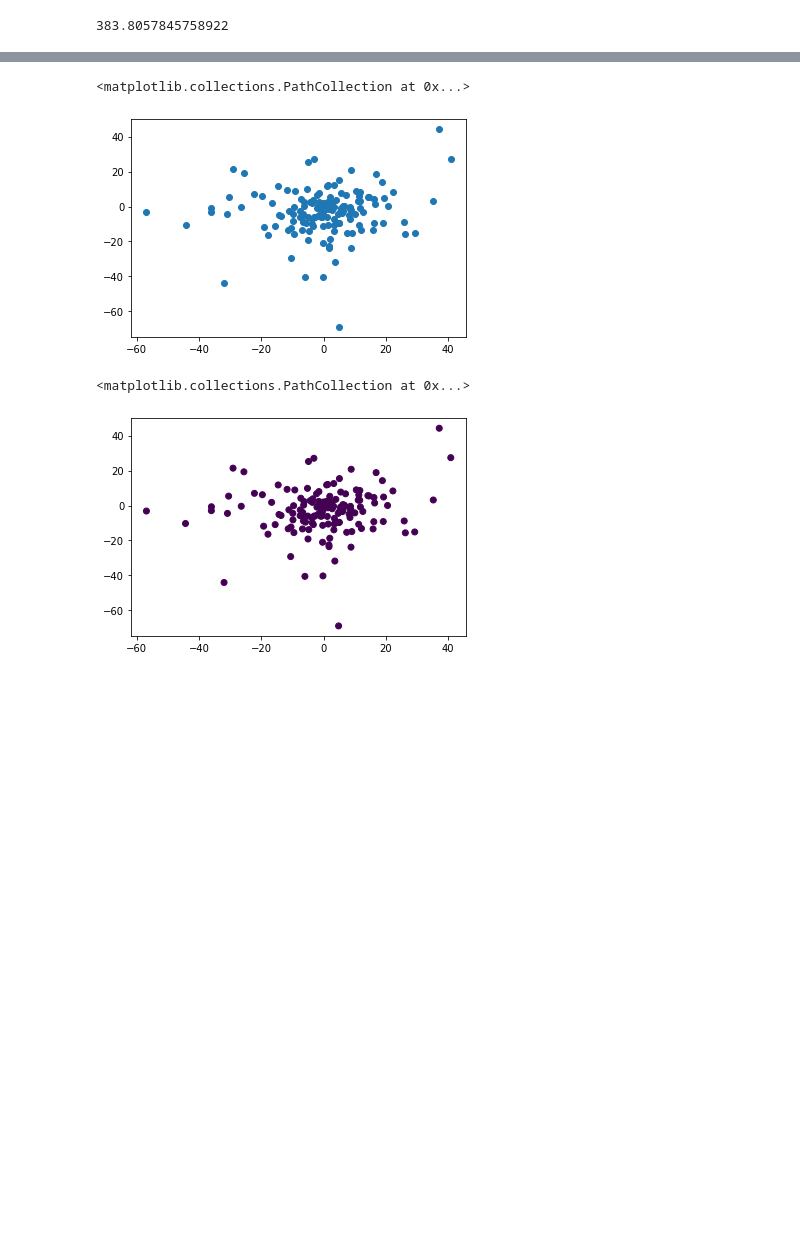
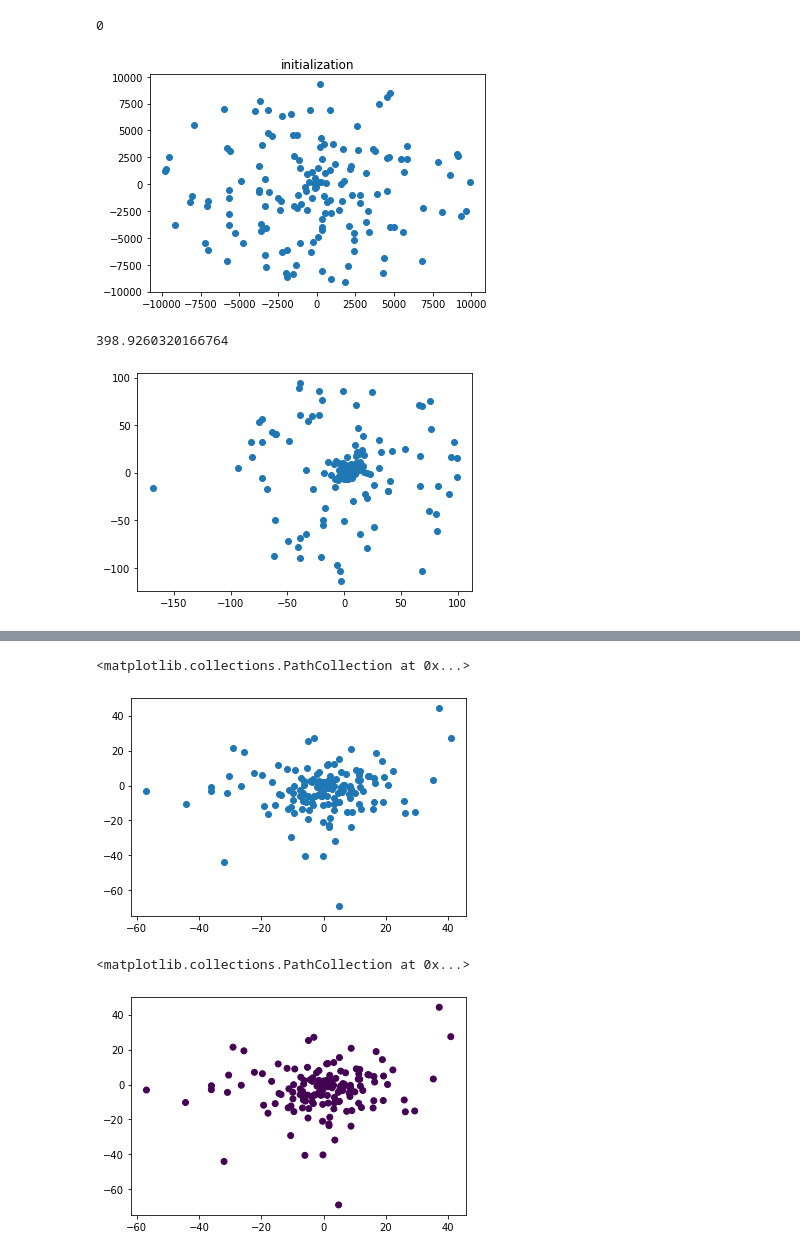
Before and after one commit to mahdialipoo/AI_project7, a Jupyter notebook: DBS.ipynb, the cells around one changed output, grey strips where cells are left out. Drawn from its saved outputs; the diff is of its cells as text; code cells hidden in the pictures; blank space fills up the shorter version.

```diff
--- a/DBS.ipynb
+++ b/DBS.ipynb
@@ -197,40 +177,49 @@ def update_positions(databots, R, D):
 # PSwarm algorithm
 def pswarm(databots, D, R_max, R_min, threshold=0.00005, max_iters=1000):
     iteration_counts = 0
     while R_max > R_min and iteration_counts < max_iters:
         update_all_payoffs(R_max, D, databots)  # Update payoffs initially
         last_total_payoff = calculate_total_payoff(databots)
         update_positions(databots, R_max, D)
         current_total_payoff = calculate_total_payoff(databots)
 
         # Break if changes in payoff fall below the threshold
         if abs(last_total_payoff - current_total_payoff) < threshold * last_total_payoff:
             break
 
         iteration_counts += 1
         R_max *= 0.95  # Decrease range to intensify search
 
     return databots
 
 # Initial parameters
 N = X.shape[0]  # Number of DataBots equals number of data points
 R_max = max(D.flatten()) / 2  # Maximum range
 R_max=10000
 R_min = R_max * 0.01  # Minimum range
 
 # Initialize databots with data indices and max range
 databots = initialize_databots(N, grid_size=(R_max, R_max), D=D, R=R_max)
+print(calculate_payoff(databots))
+projectedpoints=np.array([list(polar_to_cartesian(_.position)) for _ in databots])
+plt.title("initialization")
+plt.scatter(projectedpoints[:,0],projectedpoints[:,1])
+plt.show()
 
 # Perform PSwarm optimization
 final_databots = pswarm(databots, D=D, R_max=R_max, R_min=R_min)
+# databots = initialize_databots(N, D=D,R_max=Rmax)
 
-# Visualize the result or examine databots as required
-# ...
+# final_databots = pswarm(databots, D=D, Rmax=Rmax, Rmin=Rmin)
+print(calculate_payoff(final_databots))
+projectedpoints=np.array([list(polar_to_cartesian(_.position)) for _ in final_databots])
+plt.scatter(projectedpoints[:,0],projectedpoints[:,1])
+plt.show()
+# %% [output]
+0
+[figure, added]
+398.9260320166764
+[figure, added]
-# %%
-
-calculate_payoff(final_databots)
-# %% [output]
-383.8057845758922
 # %%
 import numpy as np
 
```
Also changed, not shown: parts of 8 cells of this notebook, 5 other files.
